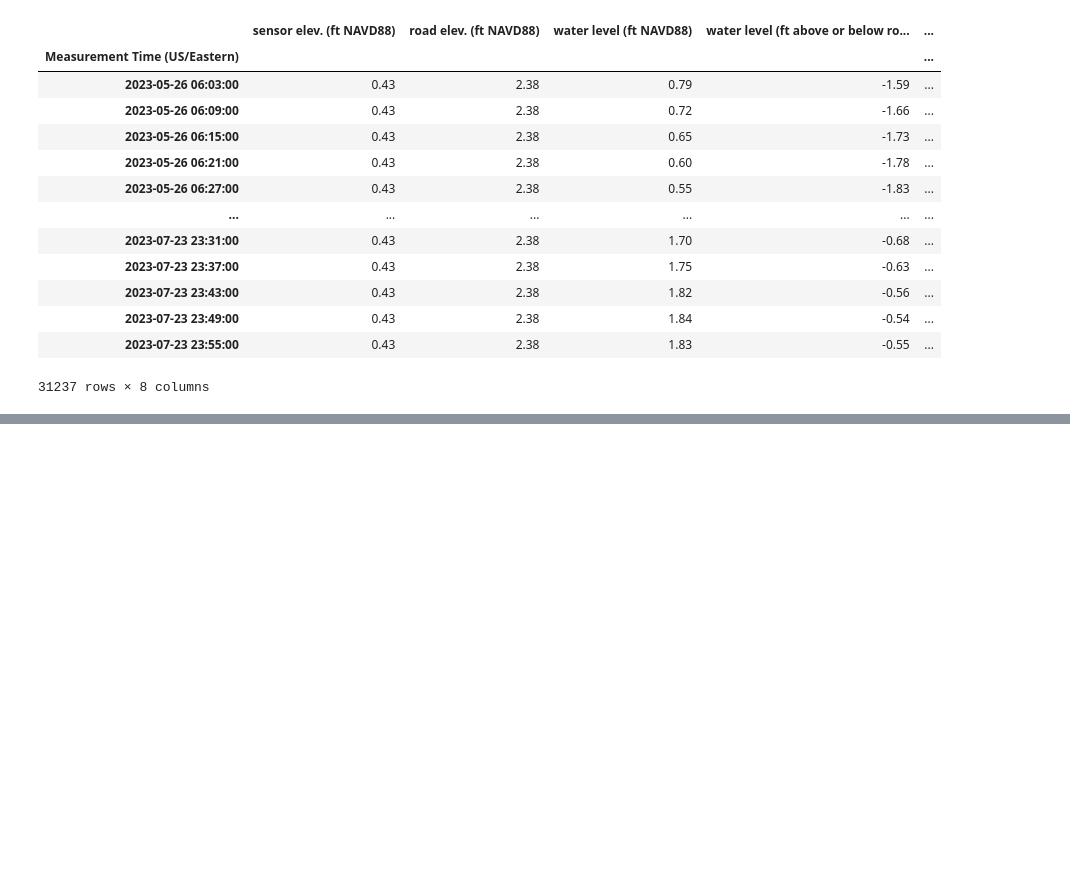
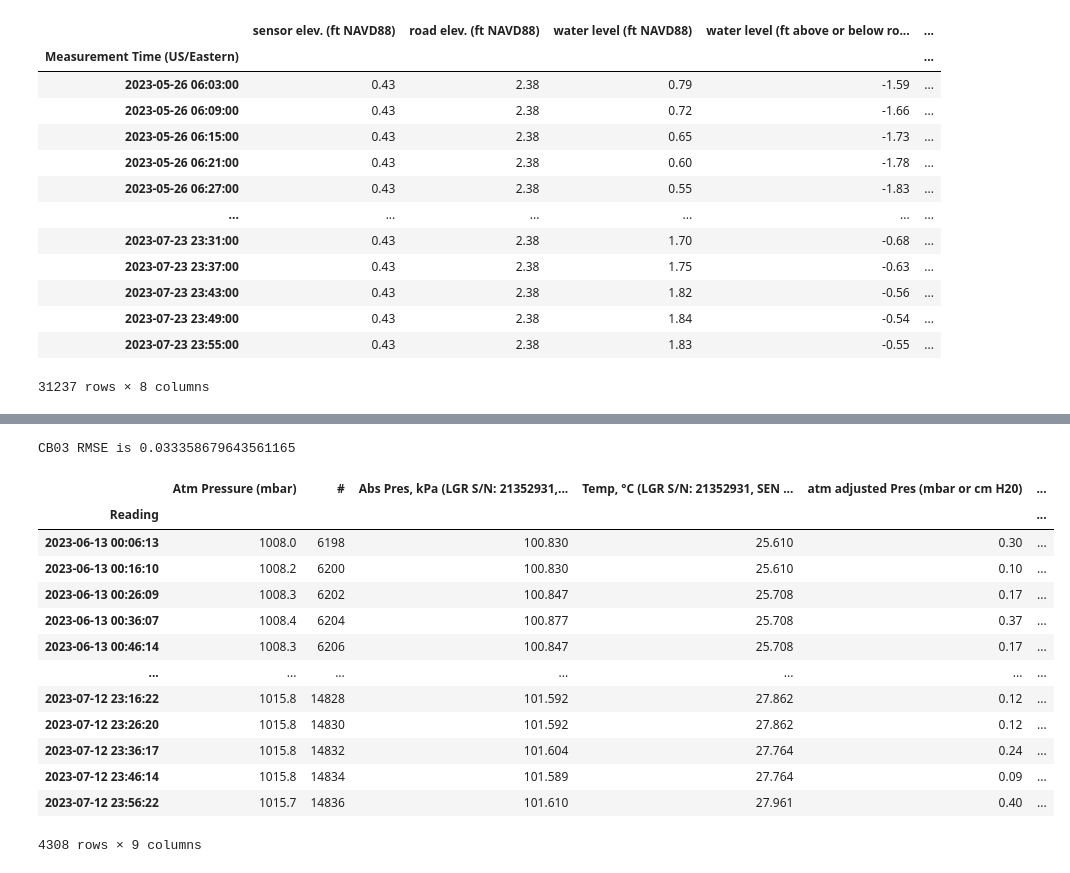
Before and after one commit to NCSU-CHAZ/Sunny-Day-Flooding, a Jupyter notebook: hoboComp.ipynb, the cells around one changed output, grey strips where cells are left out. Drawn from its saved outputs; the diff is of its cells as text; code cells hidden in the pictures; blank space fills up the shorter version.

```diff
--- a/hoboComp.ipynb
+++ b/hoboComp.ipynb
@@ -292,0 +297,32 @@ axis2.legend(frameon = True)#, loc = 'upper right', ncol = 3)
+# %%
+# RMSE calc  for cb01
+
+cb01_HOBO_SuDS = pd.merge_asof(cb01df, cb01sudsDF['SUDS WL (m above road)'], left_index=True, right_index=True)
+
+cb01_HOBO_SuDS = cb01_HOBO_SuDS.loc[start:end]
+
+cb01_HOBO_SuDS['error squared'] = (cb01_HOBO_SuDS['SUDS WL (m above road)'] - cb01_HOBO_SuDS['HOBO WL rel to road (m)'])**2
+
+cb01_errSqSum = cb01_HOBO_SuDS['error squared'].sum()
+cb01_count = cb01_HOBO_SuDS['error squared'].count()
+cb01_rmse = (cb01_errSqSum/cb01_count)**0.5
+
+print(f"cb01 RMSE is {cb01_rmse}")
+
+cb01_HOBO_SuDS
+# %% [output]
+CB03 RMSE is 0.033358679643561165
+|  | Atm Pressure (mbar) | # | Abs Pres, kPa (LGR S/N: 21352931,... | Temp, °C (LGR S/N: 21352931, SEN ... | atm adjusted Pres (mbar or cm H20) | ... |
+| Reading |  |  |  |  |  | ... |
+| 2023-06-13 00:06:13 | 1008.0 | 6198 | 100.830 | 25.610 | 0.30 | ... |
+| 2023-06-13 00:16:10 | 1008.2 | 6200 | 100.830 | 25.610 | 0.10 | ... |
+| 2023-06-13 00:26:09 | 1008.3 | 6202 | 100.847 | 25.708 | 0.17 | ... |
+| 2023-06-13 00:36:07 | 1008.4 | 6204 | 100.877 | 25.708 | 0.37 | ... |
+| 2023-06-13 00:46:14 | 1008.3 | 6206 | 100.847 | 25.708 | 0.17 | ... |
+| ... | ... | ... | ... | ... | ... | ... |
+| 2023-07-12 23:16:22 | 1015.8 | 14828 | 101.592 | 27.862 | 0.12 | ... |
+| 2023-07-12 23:26:20 | 1015.8 | 14830 | 101.592 | 27.862 | 0.12 | ... |
+| 2023-07-12 23:36:17 | 1015.8 | 14832 | 101.604 | 27.764 | 0.24 | ... |
+| 2023-07-12 23:46:14 | 1015.8 | 14834 | 101.589 | 27.764 | 0.09 | ... |
+| 2023-07-12 23:56:22 | 1015.7 | 14836 | 101.610 | 27.961 | 0.40 | ... |
+4308 rows × 9 columns
```
Also changed, not shown: parts of 11 cells of this notebook.
